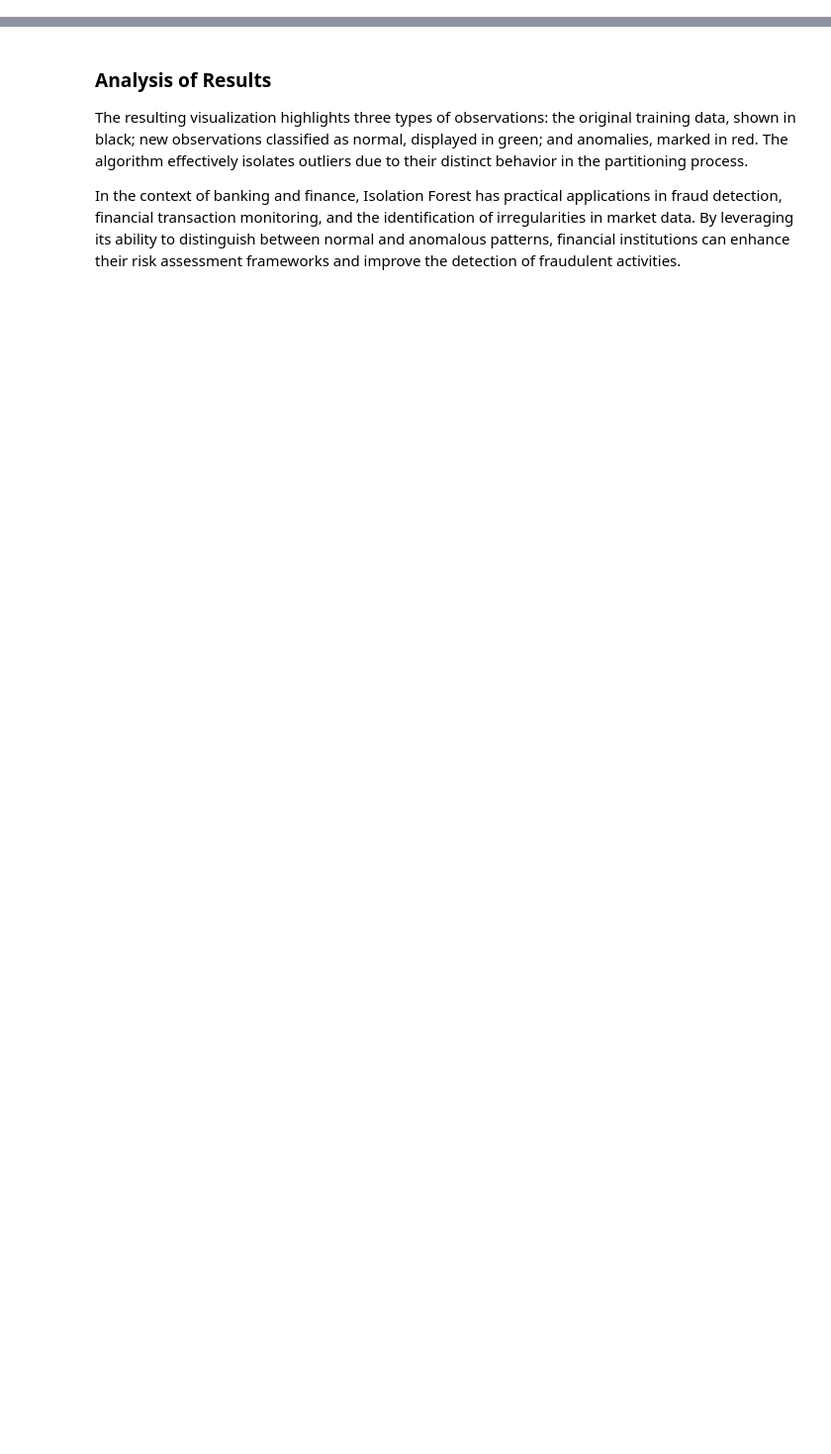
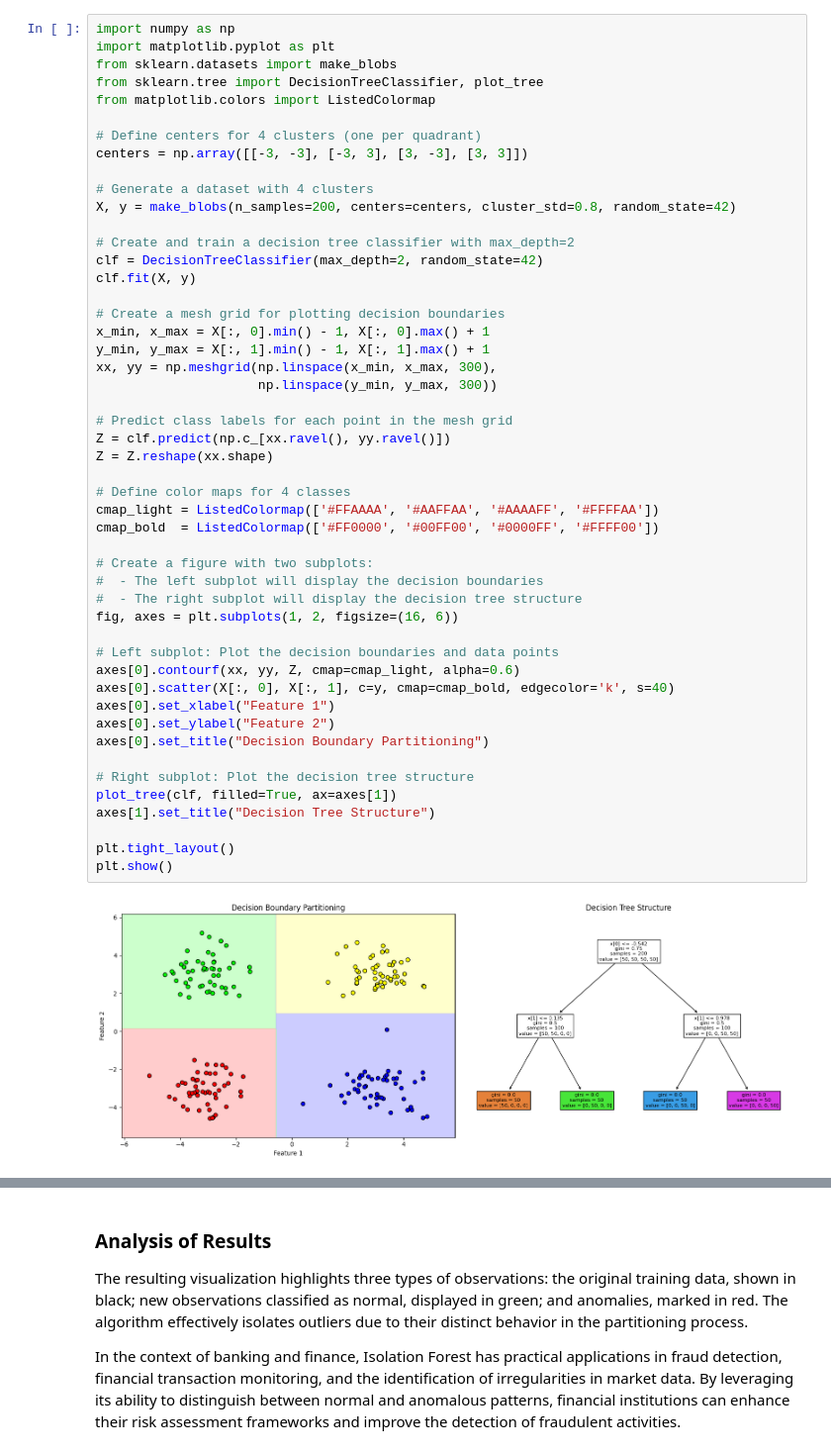
Before and after one commit to polyhedron-gdl/ai-revolution-finance, a Jupyter notebook: anomaly-detection-1.ipynb, the cells around one changed output, grey strips where cells are left out. Shown at 99% size. Saved outputs shown, nothing was run; the diff lists cells and outputs as text; blank space fills up the shorter version.

```diff
--- a/anomaly-detection-1.ipynb
+++ b/anomaly-detection-1.ipynb
@@ -6,0 +125,51 @@ The fundamental idea behind Isolation Forest is that anomalies are easier to iso
+# %%
+import numpy as np
+import matplotlib.pyplot as plt
+from sklearn.datasets import make_blobs
+from sklearn.tree import DecisionTreeClassifier, plot_tree
+from matplotlib.colors import ListedColormap
+
+# Define centers for 4 clusters (one per quadrant)
+centers = np.array([[-3, -3], [-3, 3], [3, -3], [3, 3]])
+
+# Generate a dataset with 4 clusters
+X, y = make_blobs(n_samples=200, centers=centers, cluster_std=0.8, random_state=42)
+
+# Create and train a decision tree classifier with max_depth=2
+clf = DecisionTreeClassifier(max_depth=2, random_state=42)
+clf.fit(X, y)
+
+# Create a mesh grid for plotting decision boundaries
+x_min, x_max = X[:, 0].min() - 1, X[:, 0].max() + 1
+y_min, y_max = X[:, 1].min() - 1, X[:, 1].max() + 1
+xx, yy = np.meshgrid(np.linspace(x_min, x_max, 300),
+                     np.linspace(y_min, y_max, 300))
+
+# Predict class labels for each point in the mesh grid
+Z = clf.predict(np.c_[xx.ravel(), yy.ravel()])
+Z = Z.reshape(xx.shape)
+
+# Define color maps for 4 classes
+cmap_light = ListedColormap(['#FFAAAA', '#AAFFAA', '#AAAAFF', '#FFFFAA'])
+cmap_bold  = ListedColormap(['#FF0000', '#00FF00', '#0000FF', '#FFFF00'])
+
+# Create a figure with two subplots:
+#  - The left subplot will display the decision boundaries
+#  - The right subplot will display the decision tree structure
+fig, axes = plt.subplots(1, 2, figsize=(16, 6))
+
+# Left subplot: Plot the decision boundaries and data points
+axes[0].contourf(xx, yy, Z, cmap=cmap_light, alpha=0.6)
+axes[0].scatter(X[:, 0], X[:, 1], c=y, cmap=cmap_bold, edgecolor='k', s=40)
+axes[0].set_xlabel("Feature 1")
+axes[0].set_ylabel("Feature 2")
+axes[0].set_title("Decision Boundary Partitioning")
+
+# Right subplot: Plot the decision tree structure
+plot_tree(clf, filled=True, ax=axes[1])
+axes[1].set_title("Decision Tree Structure")
+
+plt.tight_layout()
+plt.show()
+# %% [output]
+[figure, added]
```
Also changed, not shown: parts of 28 cells of this notebook.
